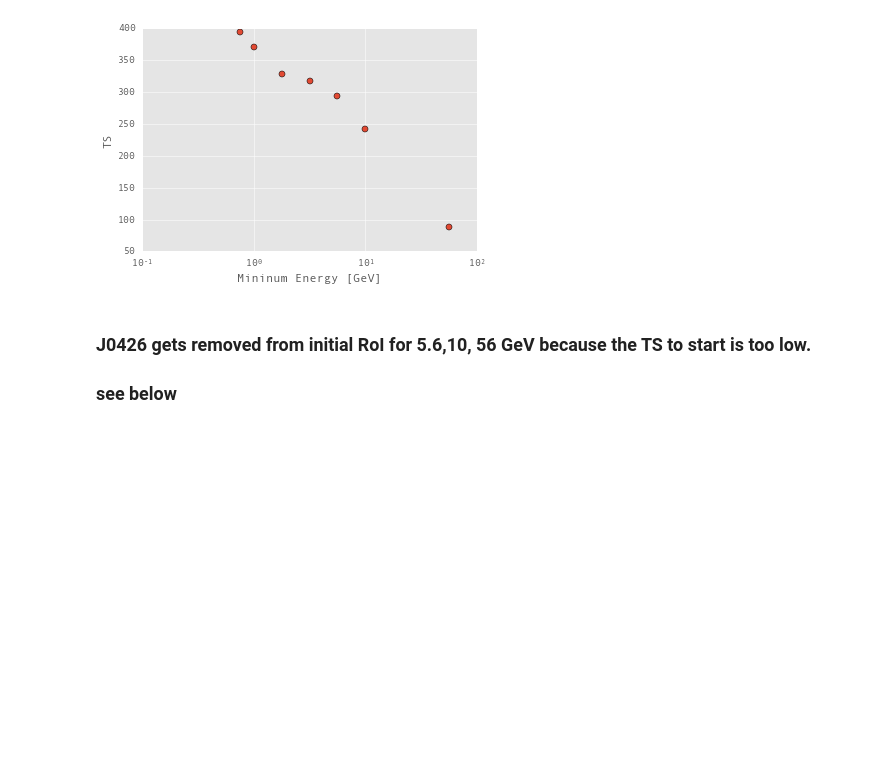
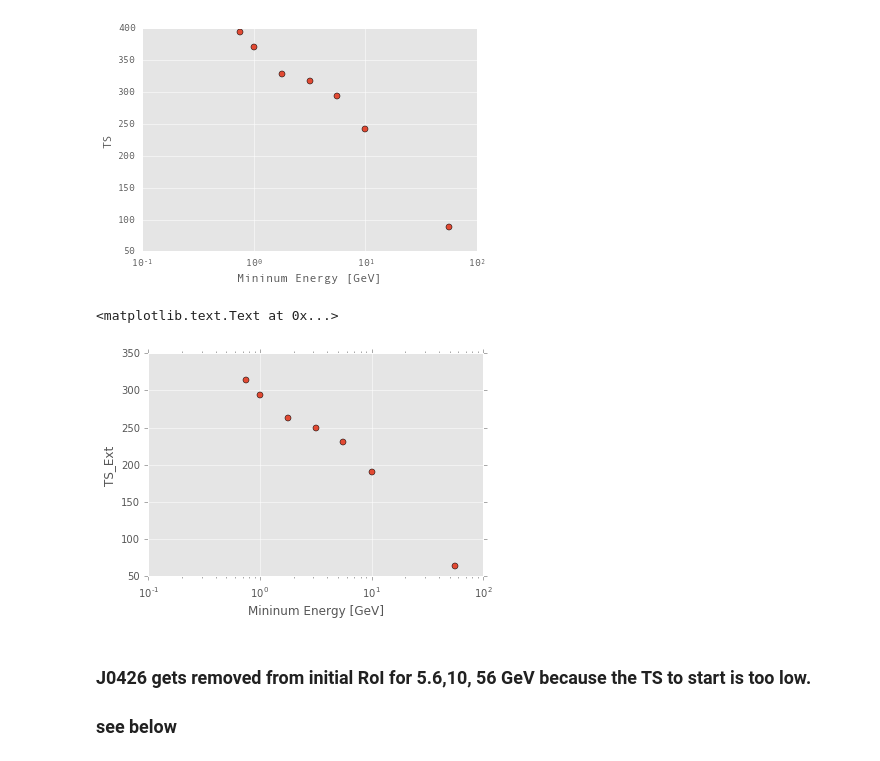
Before and after one commit to bbw7561135/ipynbs, a Jupyter notebook: G150.3+4.5.ipynb, the cells around one changed output. Cells and saved outputs as stored; diff of their text form; code cells hidden in the pictures; blank space fills up the shorter version.

```diff
--- a/G150.3+4.5.ipynb
+++ b/G150.3+4.5.ipynb
@@ -423,7 +423,10 @@ Image(filename='/Users/elunejava/Dropbox/CurrentWork/G150/G150_1deg_RASS.png')
 # %%
 # read in all yaml files to pull out Npred
 ###This doesn't work, just gets Edisk (vs Disk) since energy is key
-g150Dir = os.path.join('/Users/elunejava/Desktop/G150.3+4.5/freeExtension/keepPSRlike/corCenter/G150.3+4.5')
+#g150Dir = os.path.join('/Users/elunejava/Desktop/G150.3+4.5/freeExtension/keepPSRlike/corCenter/G150.3+4.5')
+
+###for 1GeV- 1 TeV
+g150Dir = os.path.join('/Users/elunejava/Desktop/G150.3+4.5/freeExtension/keepPSRlike/corCenter/diff_lo_hi_energy/G150.3+4.5')
 os.chdir(g150Dir)
 
 #g150yaml = {[p for p in os.path.abspath(dirpath).split('/') if p.endswith('gev')][0]:os.path.join(dirpath, f) for dirpath, dirnames, files in os.walk(g150Dir) for f in fnmatch.filter(files, 'results_G150.3+4.5.yaml' %locals())} #this
@@ -431,7 +434,7 @@ os.chdir(g150Dir)
 Disk = True # just get Disk results, else get Disk and Edisk
 if Disk:
     g150yamls = {[p for p in os.path.abspath(dirpath).split('/') if p.endswith('gev')][0]:os.path.join(dirpath, f) for dirpath, dirnames, files in os.walk(g150Dir) if not 'EllipticalDisk' in dirpath for f in fnmatch.filter(files, 'results_G150.3+4.5.yaml' %locals())}
-elif Disk = False:
+elif not Disk:
     g150yamls = {[p for p in os.path.abspath(dirpath).split('/') if p.endswith('gev')][0]:os.path.join(dirpath, f) for dirpath, dirnames, files in os.walk(g150Dir) if 'EllipticalDisk' in dirpath for f in fnmatch.filter(files, 'results_G150.3+4.5.yaml' %locals())}
     #g150dats = {[p for p in os.path.abspath(dirpath).split('/') if p.endswith('gev')][0]os.path.join(dirpath, f) for dirpath, dirnames, files in os.walk(g150Dir) for f in fnmatch.filter(files, 'G150.3+4.5*.dat' %locals())}
 #sbpls = [os.path.dirname(i) for i in g150dats if 'SBPL' in i]
@@ -486,6 +486,8 @@ ratD = []#{}
 ratD_diffNorm = []#{}
 sigD = []#{}
 sigDErr = []
+TSD = []
+TSextD = []
 TSDpsr = []
 TSD0425 = []
 TSD0423 = []
@@ -519,6 +521,8 @@ for i in sorted(resPan,key = natural_keys):
     ratD_diffNorm.append(diffCts*sig**2/10.**2/g150Cts)#does it cts in 10 deg / (10deg/sigma deg)
     TS = resPan[i].T.loc['G150.3+4.5']['TS']
     TSD.append(TS)
+    TSext = resPan[i].T.loc['G150.3+4.5']['TSext']
+    TSextD.append(TSext)
     index = resPan[i].T.loc['G150.3+4.5']['Index'][0]
     indexD.append(index)
     flux = resPan[i].T.loc['G150.3+4.5']['Flux']
@@ -560,7 +564,7 @@ TS0423_0 = np.nan_to_num(TSD0423)
 #TS0425_0 = [x[-1] if isinstance(x,list) else 0 for x in TSD0425]
 x = [1,1.8,3.2,5.6,10,56,0.749]
 fhl2Ind = 1.66
-fhl2IndErr = 0.2
+fhl2IndexErr = 0.2
 fhl2Sig = 1.28
 fhl2SigErr = 0.04
 # %% [markdown]
@@ -590,6 +594,14 @@ plt.ylabel('TS')
 # %% [output]
 <matplotlib.text.Text at 0x...>
 [figure]
+# %%
+#this is weird though because sigma is fit for each energy
+plt.semilogx(x,TSextD,'o')
+plt.xlabel('Mininum Energy [GeV]')
+plt.ylabel('TS_Ext')
+# %% [output]
+<matplotlib.text.Text at 0x...>
+[figure, added]
 # %% [markdown]
 ### J0426 gets removed from initial RoI for 5.6,10, 56 GeV because the TS to start is too low.
 ### see below
```
Also changed, not shown: parts of 7 cells of this notebook.
